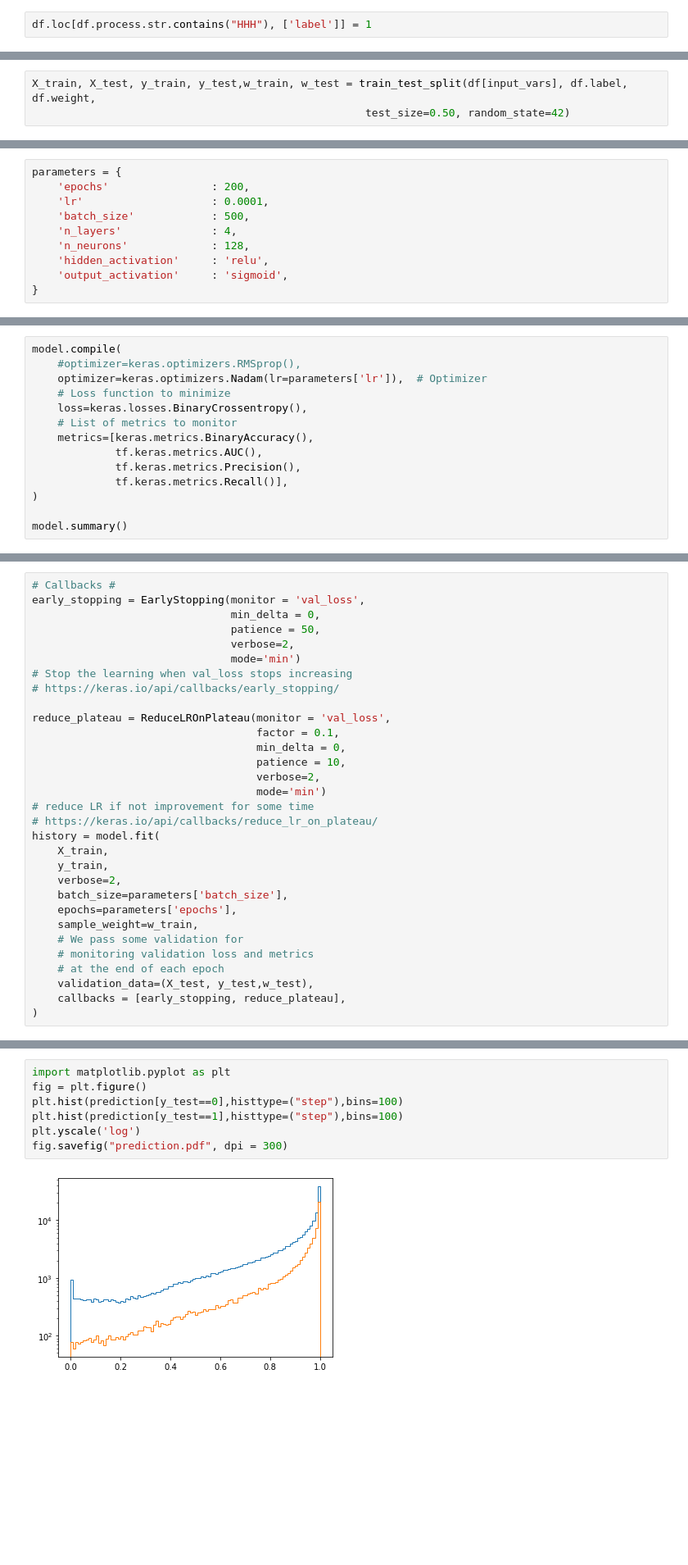
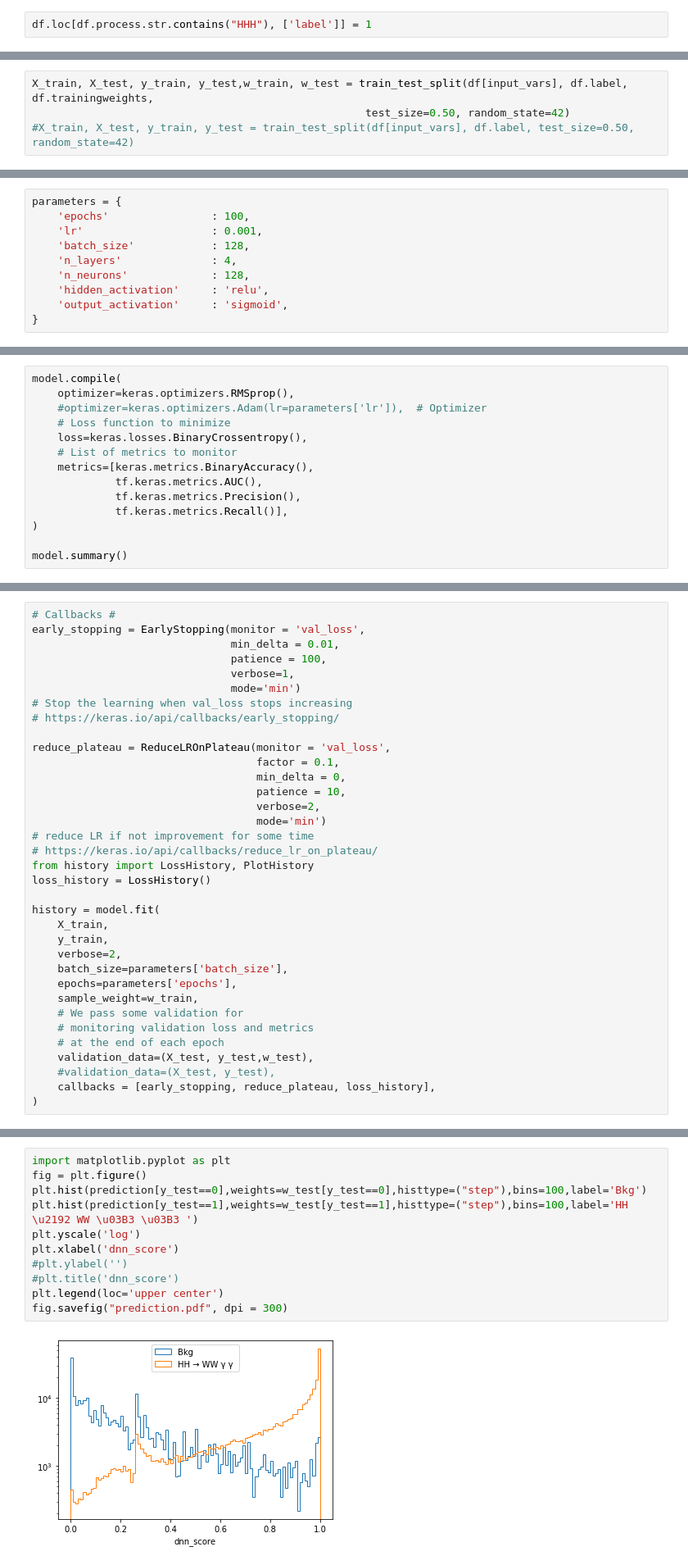
Before and after one commit to suatdonertas/DNN_HHWWGG, a Jupyter notebook: DNN.ipynb, the cells around one changed output, grey strips where cells are left out. Shown at 82% size. Cells and saved outputs as stored; diff of their text form; blank space fills up the shorter version.

```diff
--- a/DNN.ipynb
+++ b/DNN.ipynb
@@ -166,6 +277,7 @@ df_clean.to_csv("dataframe_HHWWgg.csv")
 # %%
-X_train, X_test, y_train, y_test,w_train, w_test = train_test_split(df[input_vars], df.label, df.weight,
+X_train, X_test, y_train, y_test,w_train, w_test = train_test_split(df[input_vars], df.label, df.trainingweights,
                                                     test_size=0.50, random_state=42)
+#X_train, X_test, y_train, y_test = train_test_split(df[input_vars], df.label, test_size=0.50, random_state=42)
 # %%
 print(X_train)
 # %% [output]
@@ -209,8 +321,8 @@ print(X_test)
 # %%
 parameters = {
-    'epochs'                : 200,
-    'lr'                    : 0.0001,
-    'batch_size'            : 500,
+    'epochs'                : 100,
+    'lr'                    : 0.001,
+    'batch_size'            : 128,
     'n_layers'              : 4,
     'n_neurons'             : 128,
     'hidden_activation'     : 'relu',
@@ -226,8 +338,8 @@ outputs = layers.Dense(1, activation=parameters['output_activation'], name="pred
 model = keras.Model(inputs=inputs, outputs=outputs)
 # %%
 model.compile(
-    #optimizer=keras.optimizers.RMSprop(),
-    optimizer=keras.optimizers.Nadam(lr=parameters['lr']),  # Optimizer
+    optimizer=keras.optimizers.RMSprop(),
+    #optimizer=keras.optimizers.Adam(lr=parameters['lr']),  # Optimizer
     # Loss function to minimize
     loss=keras.losses.BinaryCrossentropy(),
     # List of metrics to monitor
@@ -279,9 +391,9 @@ print(X_train)
 # %%
 # Callbacks #
 early_stopping = EarlyStopping(monitor = 'val_loss',
-                               min_delta = 0,
-                               patience = 50,
-                               verbose=2,
+                               min_delta = 0.01,
+                               patience = 100,
+                               verbose=1,
                                mode='min')
 # Stop the learning when val_loss stops increasing
 # https://keras.io/api/callbacks/early_stopping/
@@ -294,6 +406,9 @@ reduce_plateau = ReduceLROnPlateau(monitor = 'val_loss',
                                    mode='min')
 # reduce LR if not improvement for some time
 # https://keras.io/api/callbacks/reduce_lr_on_plateau/
+from history import LossHistory, PlotHistory
+loss_history = LossHistory()
+
 history = model.fit(
     X_train,
     y_train,
@@ -305,6 +420,7 @@ history = model.fit(
     # monitoring validation loss and metrics
     # at the end of each epoch
     validation_data=(X_test, y_test,w_test),
-    callbacks = [early_stopping, reduce_plateau],
+    #validation_data=(X_test, y_test),
+    callbacks = [early_stopping, reduce_plateau, loss_history],
 )
 # %% [output]
@@ -368,12 +499,16 @@ plt.show()
 # %%
 import matplotlib.pyplot as plt
 fig = plt.figure()
-plt.hist(prediction[y_test==0],histtype=("step"),bins=100)
-plt.hist(prediction[y_test==1],histtype=("step"),bins=100)
+plt.hist(prediction[y_test==0],weights=w_test[y_test==0],histtype=("step"),bins=100,label='Bkg')
+plt.hist(prediction[y_test==1],weights=w_test[y_test==1],histtype=("step"),bins=100,label='HH \u2192 WW \u03B3 \u03B3 ')
 plt.yscale('log')
+plt.xlabel('dnn_score')
+#plt.ylabel('')
+#plt.title('dnn_score')
+plt.legend(loc='upper center')
 fig.savefig("prediction.pdf", dpi = 300)
 # %% [output]
-[figure, old version]
+[figure, new version]
 # %%
 # evaluate the model
 scores = model.evaluate(X_test, y_test, sample_weight=w_test, verbose=2)
```
Also changed, not shown: parts of 22 cells of this notebook.
